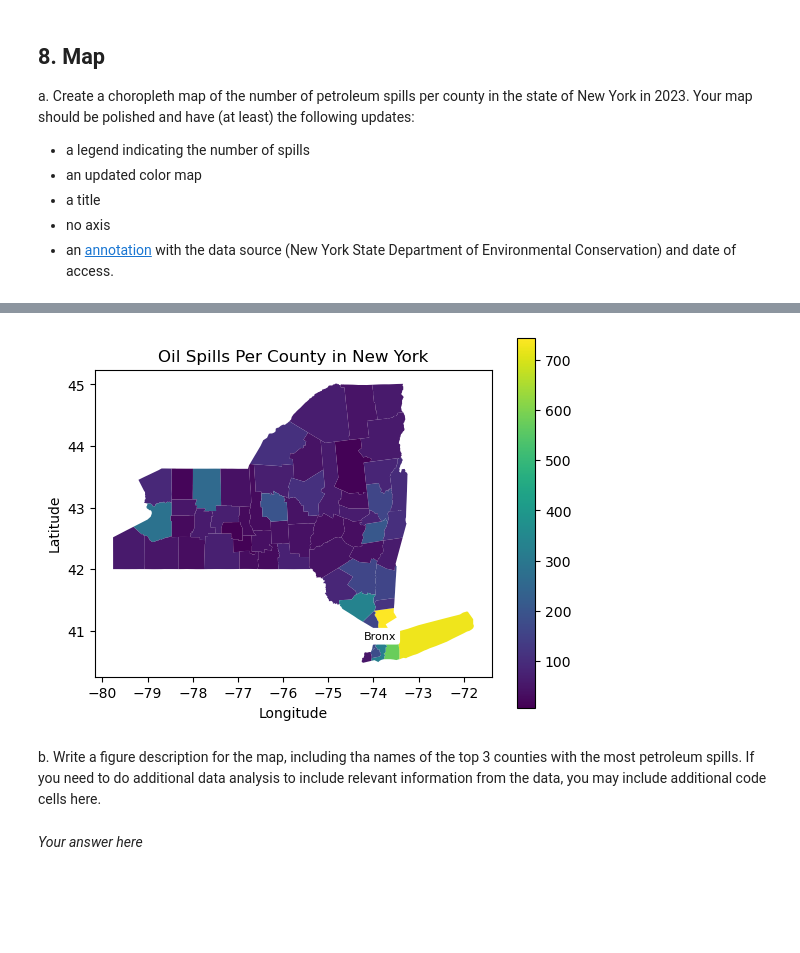
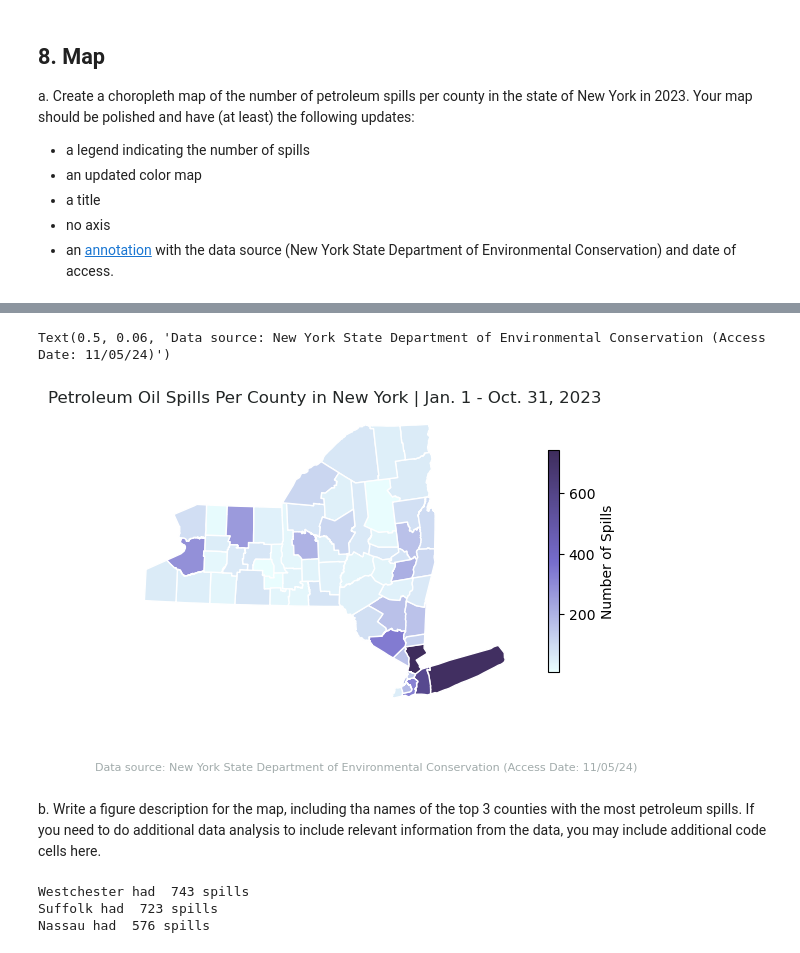
Before and after one commit to nicolelpepper/eds220-hwk3, a Jupyter notebook: hwk3-task2-oil-spills.ipynb, the cells around one changed output, grey strips where cells are left out. Saved outputs shown, nothing was run; the diff lists cells and outputs as text; code cells hidden in the pictures; blank space fills up the shorter version.

```diff
--- a/hwk3-task2-oil-spills.ipynb
+++ b/hwk3-task2-oil-spills.ipynb
@@ -635,24 +616,58 @@ ny_counties
-# %%
-# a. Your code here
-
-fig, ax = plt.subplots()
-
-ny_counties.plot(column='spills', legend=True, ax=ax)
-#bg_counties_diss.plot(legend=False, ax=ax)
-
-
-ax.set_title('Oil Spills Per County in New York')
-ax.set_xlabel('Longitude')
-ax.set_ylabel('Latitude')
-
-plt.show()
-# %% [output]
-[figure, removed]
+# %%
+ny_counties_utm18 = ny_counties.to_crs(epsg=32618)
+# %%
+# a. Your code here
+
+# Define custom colors
+spill_cols = ["#EAFEFE", "#766CCC", "#3E2C5C"]
+spills_cmap = LinearSegmentedColormap.from_list("spills_cmap", spill_cols)
+
+fig, ax = plt.subplots()
+
+# Plot map
+ny_counties_utm18.plot(column='spills',
+                 cmap=spills_cmap,
+                 edgecolor="white",
+                 ax=ax,
+                 legend=True,
+                legend_kwds={
+        'label': "Number of Spills",
+        'orientation': "vertical",
+        'shrink': 0.6
+    }
+)
+
+# Add labels
+ax.set_title('Petroleum Oil Spills Per County in New York | Jan. 1 - Oct. 31, 2023',
+            color="#222626",
+            fontsize=12)
+
+ax.axis('off')
+ax.set_facecolor("#222626")
+
+# Add data source annotation
+fig.text(0.5, 0.06,
+         'Data source: New York State Department of Environmental Conservation (Access Date: 11/05/24)',
+         ha='center',
+         color="#A1ABAB",
+         fontsize=8)
+# %% [output]
+Text(0.5, 0.06, 'Data source: New York State Department of Environmental Conservation (Access Date: 11/05/24)')
+[figure, added]
 # %% [markdown]
 <!-- END QUESTION -->
 
 <!-- BEGIN QUESTION -->
 
 b. Write a figure description for the map, including tha names of the top 3 counties with the most petroleum spills. If you need to do additional data analysis to include relevant information from the data, you may include additional code cells here.
-# %% [markdown]
-*Your answer here*
+# %%
+# Order by spills and select top 3
+ny_top_3 = (ny_counties_utm18.sort_values(by="spills",
+                                                   ascending=False).head(3))
+# Iterate through the top three to print name and number of spills
+for index, row in ny_top_3.iterrows():
+    print(f"{index} had  {row['spills']} spills")
+# %% [output]
+Westchester had  743 spills
+Suffolk had  723 spills
+Nassau had  576 spills
```
Also changed, not shown: parts of 32 cells of this notebook.
